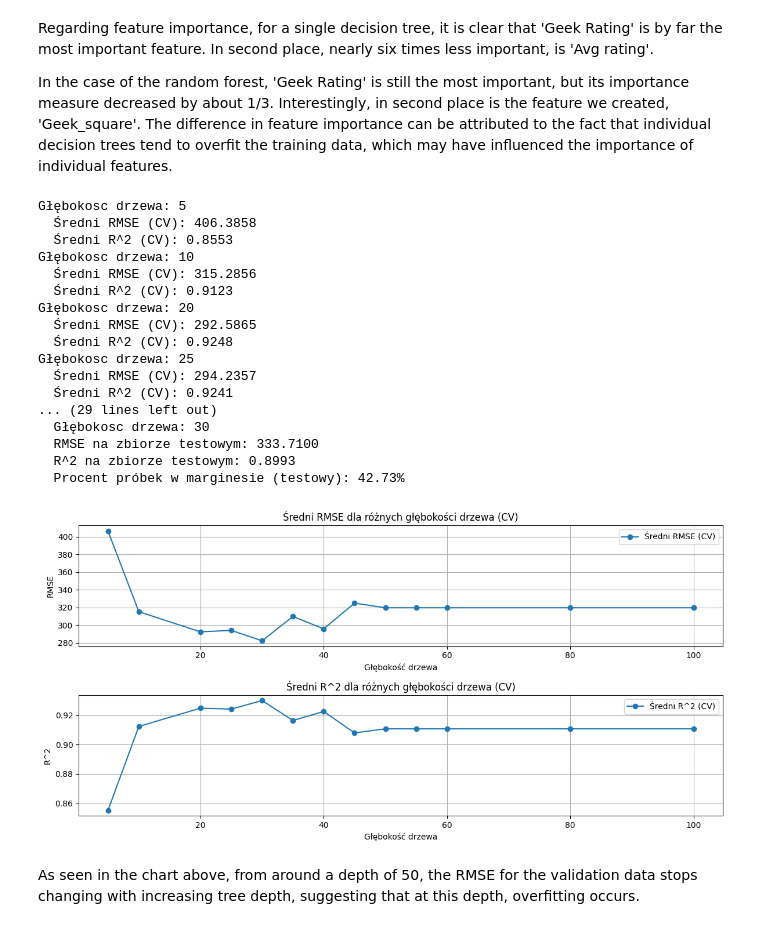
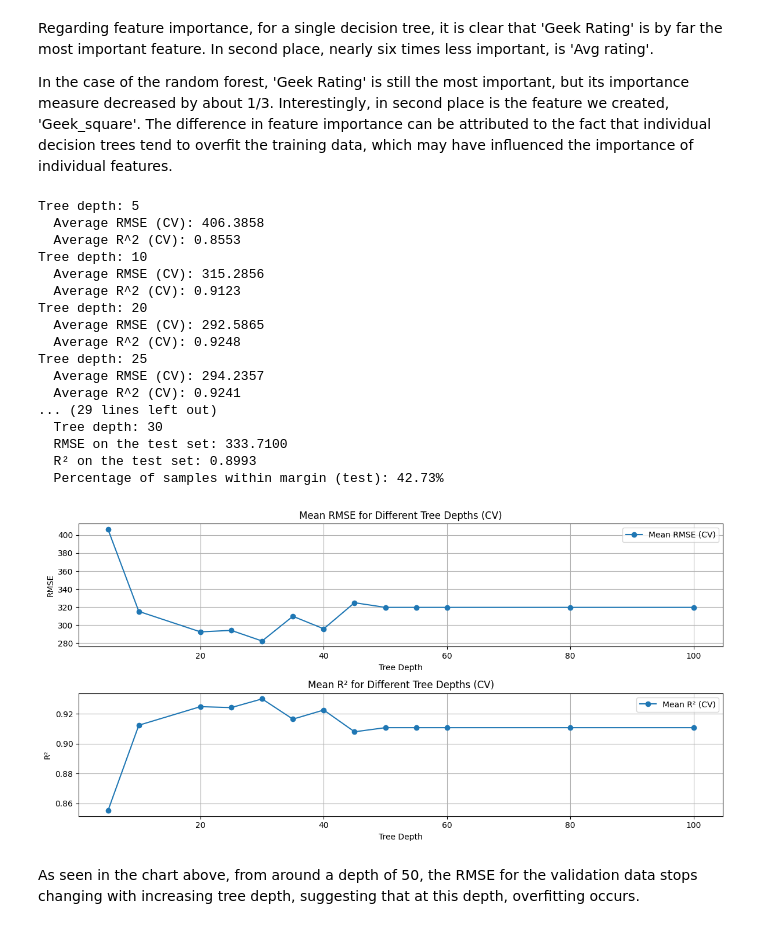
Before and after one commit to jastrzt2/BoardGames-Analysis, a Jupyter notebook: boardgames.ipynb, the cells around one changed output. Saved outputs shown, nothing was run; the diff lists cells and outputs as text; code cells hidden in the pictures.

```diff
--- a/boardgames.ipynb
+++ b/boardgames.ipynb
@@ -135,12 +137,12 @@ numeric_columns = data.select_dtypes(include=['float64', 'int64']).columns
 for col in numeric_columns:
     plt.figure(figsize=(8, 4))
     sns.boxplot(x=data[col])
-    plt.title(f'Box Plot dla {col}')
+    plt.title(f'Box Plot for {col}')
     plt.show()
 
     plt.figure(figsize=(8, 4))
     sns.violinplot(x=data[col], inner='quartile')
-    plt.title(f'Violin Plot dla {col}')
+    plt.title(f'Violin Plot for {col}')
     plt.show()
 # %% [output]
 [figure]
@@ -276,11 +278,10 @@ None
 # %% [markdown]
 For the attributes "Max players", "Min players", and "Age", we decided to convert them from quantitative to ordinal categorical attributes. This is because their values are solely natural numbers, and these features take on a relatively small number of unique values. The histograms for these features are presented as follows:
 # %%
-
 for col in ['Age', 'Min players']:
     plt.figure(figsize=(12, 6))
     plt.hist(data[col], bins=50, edgecolor='black', alpha=0.7)
-    plt.title(f'Histogram dla {col}')
+    plt.title(f'Histogram for {col}')
     plt.xlabel(col)
     plt.ylabel('Frequency')
 
@@ -288,8 +289,8 @@ for col in ['Age', 'Min players']:
 
 plt.figure(figsize=(12, 6))
 plt.hist(data[data['Max players'] < 100]['Max players'], bins=50, edgecolor='black', alpha=0.7)
-plt.title(f'Histogram dla Max players przy odrzuceniu wartości powyżej 100')
-plt.xlabel(col)
+plt.title('Histogram for Max players with values above 100 excluded')
+plt.xlabel('Max players')
 plt.ylabel('Frequency')
 
 plt.show()
@@ -404,7 +401,6 @@ data = data.drop(["Age", "Max players", "Min players"], axis=1)
 # %% [markdown]
 The histograms after removing outlier values are presented as follows:
 # %%
-
 numeric_columns = data.select_dtypes(include=['float64', 'int64']).columns.tolist()
 
 if "Year" in numeric_columns:
@@ -413,7 +409,7 @@ if "Year" in numeric_columns:
 for col in numeric_columns:
     plt.figure(figsize=(8, 4))
     plt.hist(data[col], bins=30, edgecolor='black', alpha=0.7)
-    plt.title(f'Histogram dla {col}')
+    plt.title(f'Histogram for {col}')
     plt.xlabel(col)
     plt.ylabel('Frequency')
 
@@ -422,7 +418,7 @@ for col in numeric_columns:
 plt.figure(figsize=(13, 8))
 value_counts = data['Year'].value_counts().sort_index()
 value_counts.plot(kind='bar')
-plt.title(f'Wykres słupkowy dla kolumny Year')
+plt.title('Bar Chart for Year Column')
 plt.xlabel('Year')
 plt.ylabel('Frequency')
 plt.xticks(ticks=range(len(value_counts.index)), labels=value_counts.index)
@@ -984,67 +977,67 @@ for depth in depths:
     cv_mean_rmse.append(mean_rmse)
     cv_mean_r2.append(mean_r2)
 
-    print(f"Głębokosc drzewa: {depth}")
-    print(f"  Średni RMSE (CV): {mean_rmse:.4f}")
-    print(f"  Średni R^2 (CV): {mean_r2:.4f}")
+    print(f"Tree depth: {depth}")
+    print(f"  Average RMSE (CV): {mean_rmse:.4f}")
+    print(f"  Average R^2 (CV): {mean_r2:.4f}")
 
     if mean_r2 > best_score:
         best_score = mean_r2
         best_depth = depth
         best_model = model
 
 best_model.fit(X_train, y_train)
 
 y_test_pred = best_model.predict(X_test)
 test_rmse = sqrt(mean_squared_error(y_test, y_test_pred))
 test_r2 = r2_score(y_test, y_test_pred)
 test_margin_percentage = calculate_percentage_within_margin(y_test2, y_test_pred)
 
-print("\nNajlepszy model:")
-print(f"  Głębokosc drzewa: {best_depth}")
-print(f"  RMSE na zbiorze testowym: {test_rmse:.4f}")
-print(f"  R^2 na zbiorze testowym: {test_r2:.4f}")
-print(f"  Procent próbek w marginesie (testowy): {test_margin_percentage}")
+print("\nBest model:")
+print(f"  Tree depth: {best_depth}")
+print(f"  RMSE on the test set: {test_rmse:.4f}")
+print(f"  R² on the test set: {test_r2:.4f}")
+print(f"  Percentage of samples within margin (test): {test_margin_percentage}")
 
 plt.figure(figsize=(12, 6))
 
 plt.subplot(2, 1, 1)
-plt.plot(depths, cv_mean_rmse, label="Średni RMSE (CV)", marker="o")
-plt.xlabel("Głębokość drzewa")
+plt.plot(depths, cv_mean_rmse, label="Mean RMSE (CV)", marker="o")
+plt.xlabel("Tree Depth")
 plt.ylabel("RMSE")
-plt.title("Średni RMSE dla różnych głębokości drzewa (CV)")
+plt.title("Mean RMSE for Different Tree Depths (CV)")
 plt.legend()
 plt.grid()
 
 plt.subplot(2, 1, 2)
-plt.plot(depths, cv_mean_r2, label="Średni R^2 (CV)", marker="o")
-plt.xlabel("Głębokość drzewa")
-plt.ylabel("R^2")
-plt.title("Średni R^2 dla różnych głębokości drzewa (CV)")
+plt.plot(depths, cv_mean_r2, label="Mean R² (CV)", marker="o")
+plt.xlabel("Tree Depth")
+plt.ylabel("R²")
+plt.title("Mean R² for Different Tree Depths (CV)")
 plt.legend()
 plt.grid()
 
 plt.tight_layout()
 plt.show()
 # %% [output]
-Głębokosc drzewa: 5
-  Średni RMSE (CV): 406.3858
-  Średni R^2 (CV): 0.8553
-Głębokosc drzewa: 10
-  Średni RMSE (CV): 315.2856
-  Średni R^2 (CV): 0.9123
-Głębokosc drzewa: 20
-  Średni RMSE (CV): 292.5865
-  Średni R^2 (CV): 0.9248
-Głębokosc drzewa: 25
-  Średni RMSE (CV): 294.2357
-  Średni R^2 (CV): 0.9241
+Tree depth: 5
+  Average RMSE (CV): 406.3858
+  Average R^2 (CV): 0.8553
+Tree depth: 10
+  Average RMSE (CV): 315.2856
+  Average R^2 (CV): 0.9123
+Tree depth: 20
+  Average RMSE (CV): 292.5865
+  Average R^2 (CV): 0.9248
+Tree depth: 25
+  Average RMSE (CV): 294.2357
+  Average R^2 (CV): 0.9241
 ... (29 lines left out)
-  Głębokosc drzewa: 30
-  RMSE na zbiorze testowym: 333.7100
-  R^2 na zbiorze testowym: 0.8993
-  Procent próbek w marginesie (testowy): 42.73%
+  Tree depth: 30
+  RMSE on the test set: 333.7100
+  R² on the test set: 0.8993
+  Percentage of samples within margin (test): 42.73%
-[figure, old version]
+[figure, new version]
 # %% [markdown]
 As seen in the chart above, from around a depth of 50, the RMSE for the validation data stops changing with increasing tree depth, suggesting that at this depth, overfitting occurs.
 # %%
```
Also changed, not shown: parts of 28 cells of this notebook.
